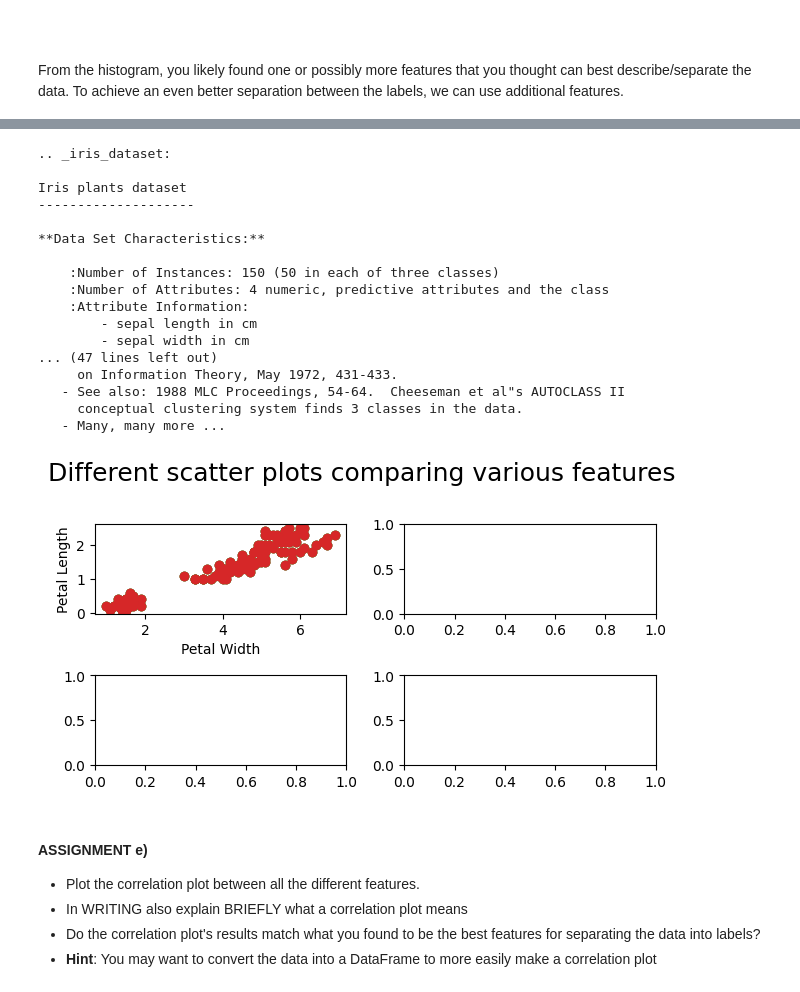
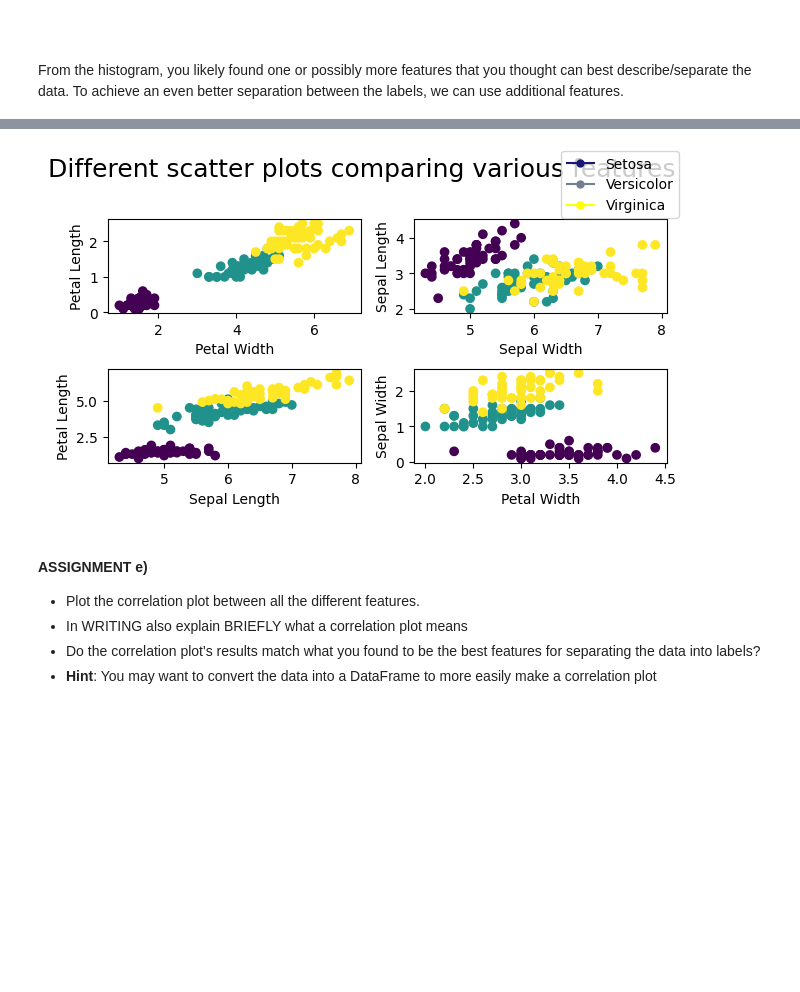
Before and after one commit to Dustfoxx/Machine_learning_project, a Jupyter notebook: Assignments/Practical/PracticalNotebook3.ipynb, the cells around one changed output, grey strips where cells are left out. Cells and saved outputs as stored; diff of their text form; code cells hidden in the pictures; blank space fills up the shorter version.

```diff
--- a/Assignments/Practical/PracticalNotebook3.ipynb
+++ b/Assignments/Practical/PracticalNotebook3.ipynb
@@ -331,10 +331,9 @@ ax_3 = fig.add_subplot(3,2,4)
 
 colors = ["r-", "b-", "k-"]
 
-for i in range(len(iris['data'])):
-    ax_0.hist(iris.data[i][0], bins=5, rwidth=0.9, alpha=0.8)
-    ax_0.set_xlabel("Sepal Length")
-    ax_0.set_ylabel("Count")
+ax_0.hist([i[0] for i in iris['data']], bins=5, rwidth=0.9, alpha=0.8)
+ax_0.set_xlabel("Sepal Length")
+ax_0.set_ylabel("Count")
 
 ax_1.hist([i[1] for i in iris['data']], bins=5, rwidth=0.9, alpha=0.8)
 ax_1.set_xlabel("Sepal Width")
@@ -396,54 +378,47 @@ We now want to create a scatter plot using the two most important features to be
 ![Screenshot 2021-01-20 at 19.51.02.png](embedded-picture-1)
 # %%
 # YOUR CODE HERE
+from matplotlib.lines import Line2D as L2
 fig = plt.figure()
 fig.suptitle("Different scatter plots comparing various features", fontsize=18)
 
 ax_0 = fig.add_subplot(3,2,1)
 ax_1 = fig.add_subplot(3,2,2)
 ax_2 = fig.add_subplot(3,2,3)
 ax_3 = fig.add_subplot(3,2,4)
 
-print(iris.DESCR)
+# print(iris.DESCR)
 
-ax_0.scatter([i[2] for i in iris['data']], [i[3] for i in iris['data']])
+ax_0.scatter([i[2] for i in iris['data']], [i[3] for i in iris['data']], c = iris["target"])
 ax_0.set_xlabel("Petal Width")
 ax_0.set_ylabel("Petal Length")
 
-ax_0.scatter([i[2] for i in iris['data']], [i[3] for i in iris['data']])
-ax_0.set_xlabel("Petal Width")
-ax_0.set_ylabel("Petal Length")
+ax_1.scatter([i[0] for i in iris['data']], [i[1] for i in iris['data']], c = iris["target"])
+ax_1.set_xlabel("Sepal Width")
+ax_1.set_ylabel("Sepal Length")
 
-ax_0.scatter([i[2] for i in iris['data']], [i[3] for i in iris['data']])
-ax_0.set_xlabel("Petal Width")
-ax_0.set_ylabel("Petal Length")
+ax_2.scatter([i[0] for i in iris['data']], [i[2] for i in iris['data']], c = iris["target"])
+ax_2.set_xlabel("Sepal Length")
+ax_2.set_ylabel("Petal Length")
 
-ax_0.scatter([i[2] for i in iris['data']], [i[3] for i in iris['data']])
-ax_0.set_xlabel("Petal Width")
-ax_0.set_ylabel("Petal Length")
+ax_3.scatter([i[1] for i in iris['data']], [i[3] for i in iris['data']], c = iris["target"])
+ax_3.set_xlabel("Petal Width")
+ax_3.set_ylabel("Sepal Width")
 
 fig.tight_layout() # comment out this line to see the difference
 fig.subplots_adjust(top=0.85)
+legend_elements = [L2([0], [0], marker='o', color="midnightblue", label=iris_target_names[0],
+                          markerfacecolor='midnightblue', markersize=5),
+                    L2([0], [0], marker='o', color="slategray", label=iris_target_names[1],
+                          markerfacecolor="slategray", markersize=5),
+                    L2([0], [0], marker='o', color="yellow", label=iris_target_names[2],
+                          markerfacecolor="yellow", markersize=5)]
+
+
+fig.legend(legend_elements, iris_target_names)
 plt.show()
 # %% [output]
-.. _iris_dataset:
-
-Iris plants dataset
---------------------
-
-**Data Set Characteristics:**
-
-    :Number of Instances: 150 (50 in each of three classes)
-    :Number of Attributes: 4 numeric, predictive attributes and the class
-    :Attribute Information:
-        - sepal length in cm
-        - sepal width in cm
-... (47 lines left out)
-     on Information Theory, May 1972, 431-433.
-   - See also: 1988 MLC Proceedings, 54-64.  Cheeseman et al"s AUTOCLASS II
-     conceptual clustering system finds 3 classes in the data.
-   - Many, many more ...
-[figure, old version]
+[figure, new version]
 # %% [markdown]
 #### ASSIGNMENT e)
 
```
Also changed, not shown: parts of 3 cells of this notebook.
